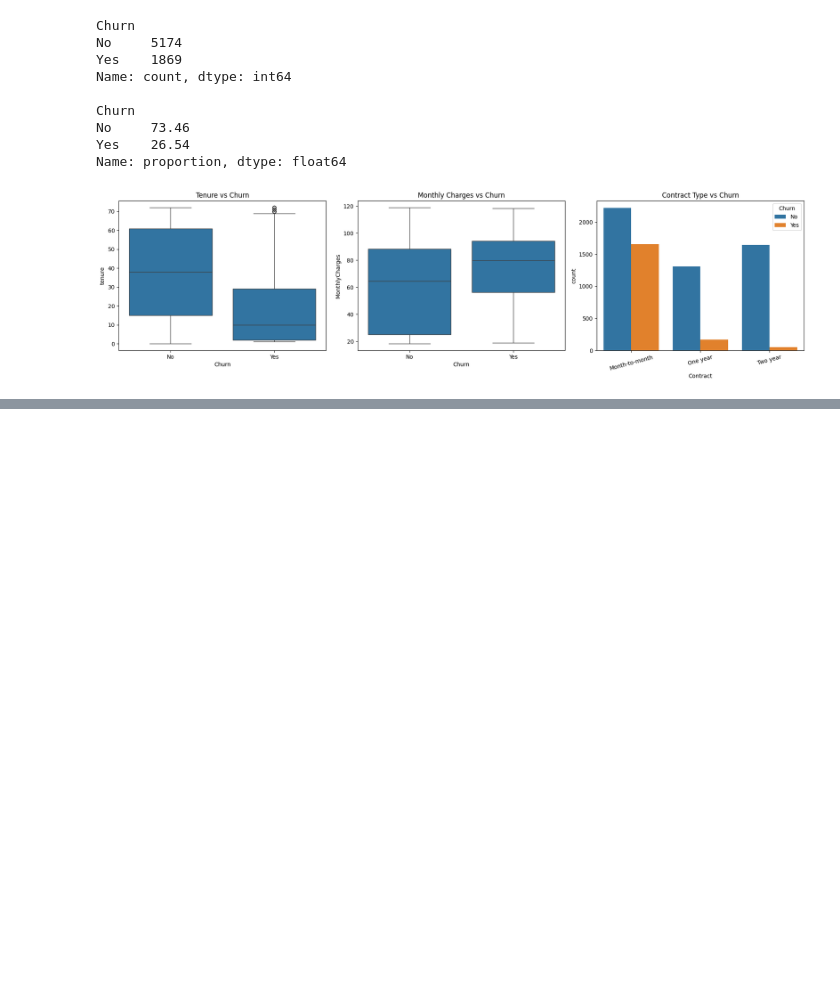
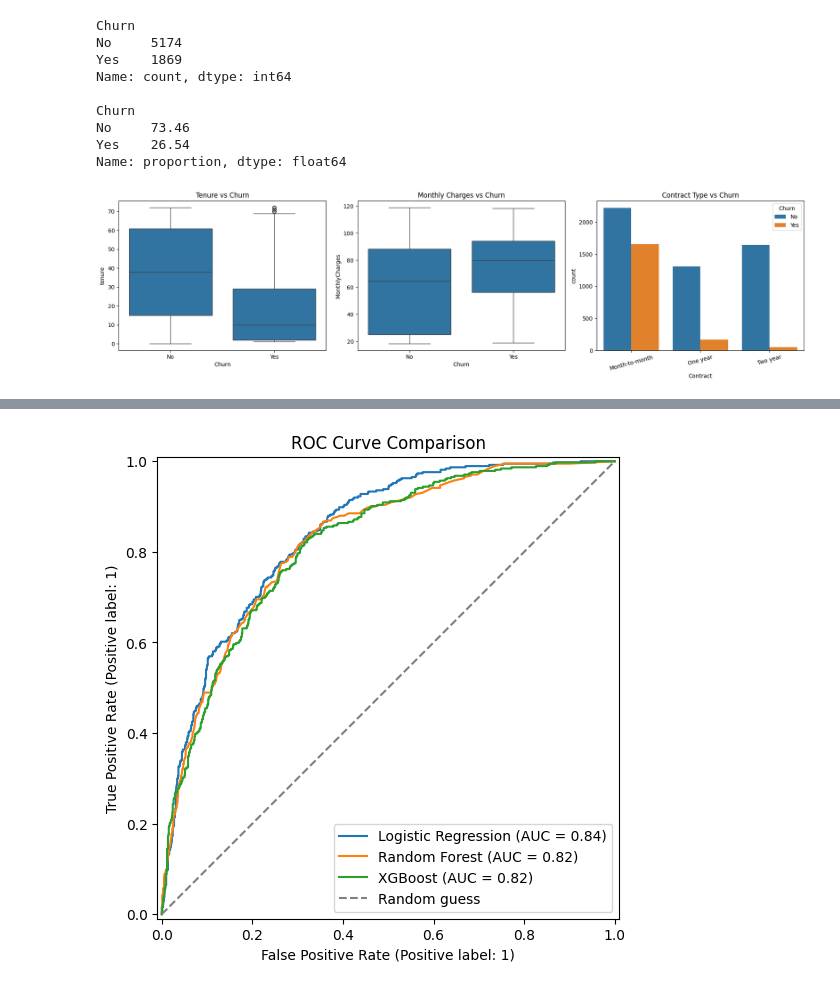
Before and after one commit to crazyEj/Customer-Church-Prediction-System, a Jupyter notebook: notebooks/01_exploration.ipynb, the cells around one changed output, grey strips where cells are left out. Cells and saved outputs as stored; diff of their text form; code cells hidden in the pictures; blank space fills up the shorter version.

```diff
--- a/notebooks/01_exploration.ipynb
+++ b/notebooks/01_exploration.ipynb
@@ -95,0 +118,12 @@ plt.show()
+# %%
+fig, ax = plt.subplots(figsize=(8, 6))
+
+for name, model in all_models.items():
+    RocCurveDisplay.from_estimator(model, X_test, y_test, ax=ax, name=name)
+
+ax.plot([0, 1], [0, 1], linestyle="--", color="gray", label="Random guess")
+ax.set_title("ROC Curve Comparison")
+ax.legend()
+plt.show()
+# %% [output]
+[figure, added]
```
Also changed, not shown: parts of 2 cells of this notebook, 1 other file.
